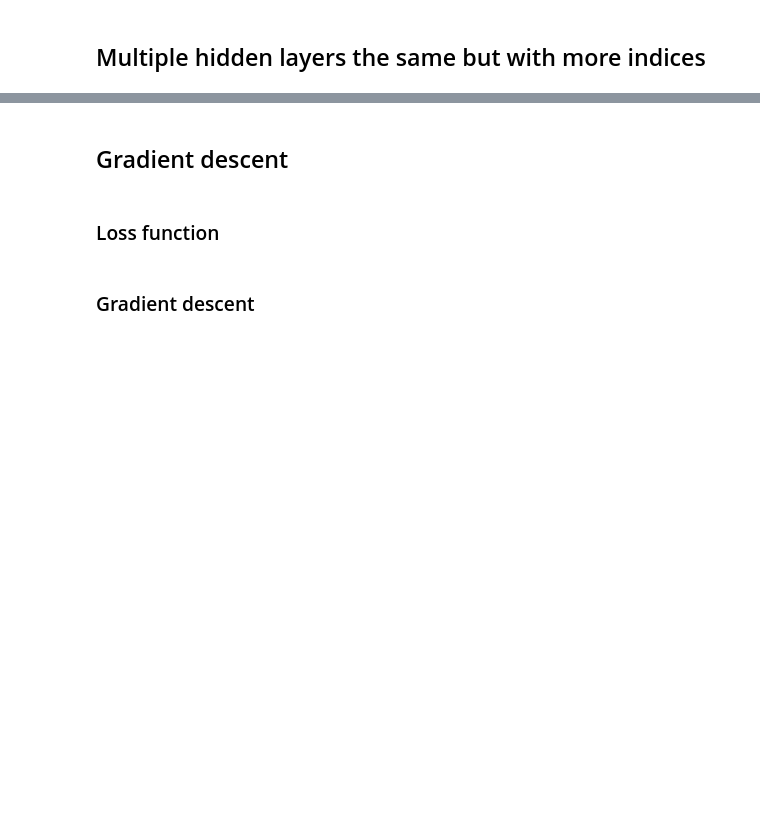
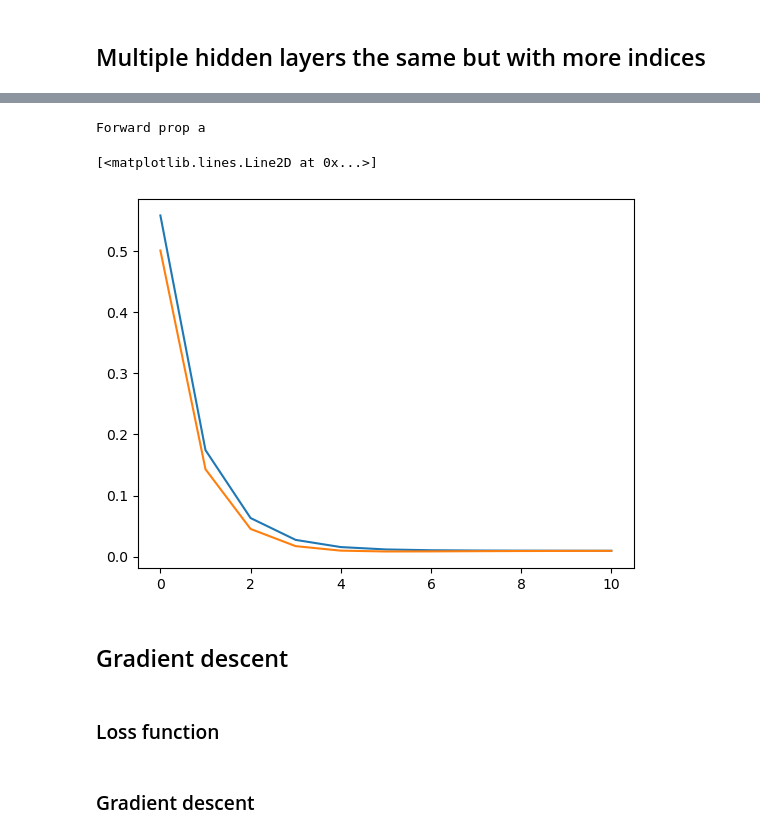
Before and after one commit to dave452/ML_LinearReg, a Jupyter notebook: Regression_NN.ipynb, the cells around one changed output, grey strips where cells are left out. Cells and saved outputs as stored; diff of their text form; code cells hidden in the pictures; blank space fills up the shorter version.

```diff
--- a/Regression_NN.ipynb
+++ b/Regression_NN.ipynb
@@ -506,3 +600,25 @@ net.show('mygraph_full_'  + '.html')
+# %%
+%matplotlib inline
+n_samples = 10
+architecture = [4,3,2]
+activation = ['Input', '', '']
+training_x = np.random.rand(n_samples,architecture[0])#* 16 - 8
+testing_x = np.random.rand(n_samples,architecture[0])#* 16 - 8
+
+nn_a = neural_net(0.1, architecture, activation)
+nn_b = neural_net(0.1, architecture, activation)
+print('Forward prop a')
+training_y = nn_a.forward_prop_set(training_x)
+testing_y = nn_a.forward_prop_set(testing_x)
+n_epochs = 10
+L_training, L_testing = nn_b.full_training(training_x, training_y,testing_x, testing_y, n_epochs)
+
+plt.plot(L_training)
+plt.plot(L_testing)
+# %% [output]
+Forward prop a
+[<matplotlib.lines.Line2D at 0x...>]
+[figure, added]
 # %% [markdown]
 ## Gradient descent
 # %% [markdown]
```
Also changed, not shown: parts of 41 cells of this notebook.
